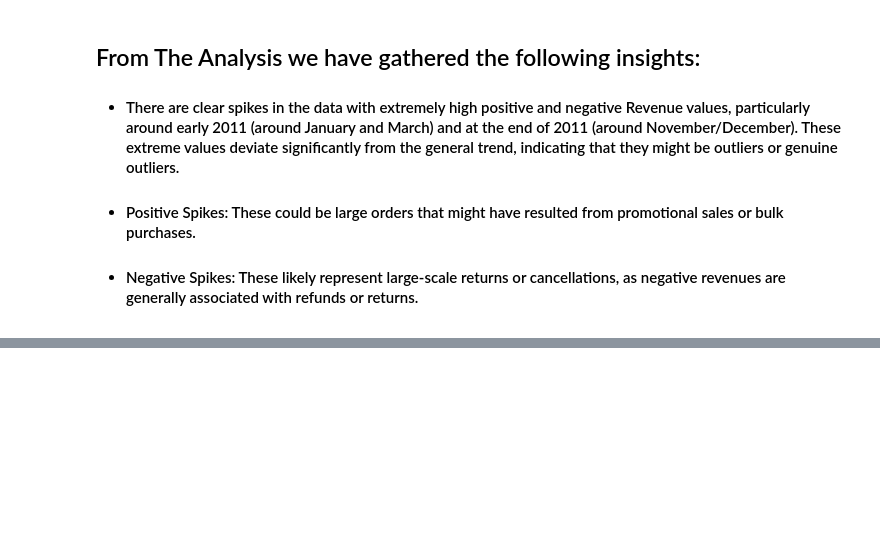
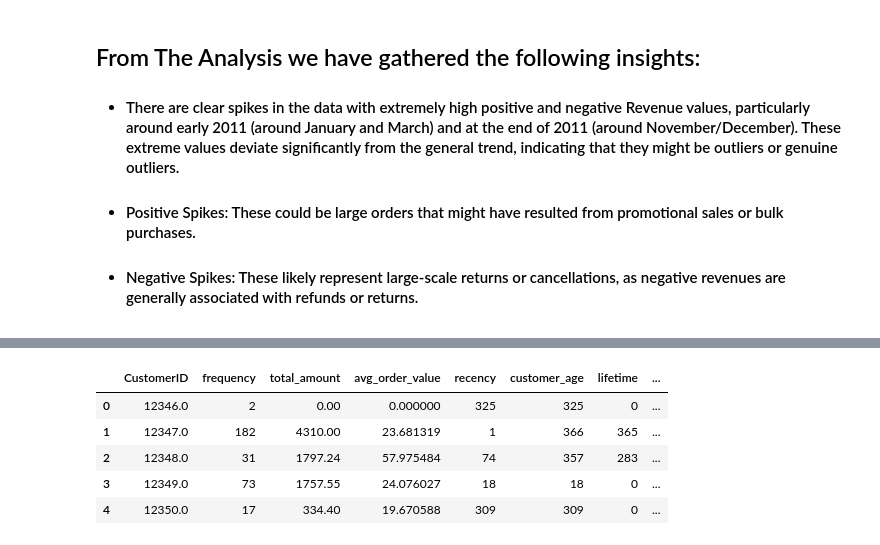
Before and after one commit to Kabyik-Kayal/customer-lifecycle-management, a Jupyter notebook: data_analysis/eda.ipynb, the cells around one changed output, grey strips where cells are left out. Drawn from its saved outputs; the diff is of its cells as text; code cells hidden in the pictures; blank space fills up the shorter version.

```diff
--- a/data_analysis/eda.ipynb
+++ b/data_analysis/eda.ipynb
@@ -221,0 +241,9 @@ analyzer.plot_time_series('InvoiceDate', 'Revenue')
+# %%
+df_cltv.head()
+# %% [output]
+|  | CustomerID | frequency | total_amount | avg_order_value | recency | customer_age | lifetime | ... |
+| 0 | 12346.0 | 2 | 0.00 | 0.000000 | 325 | 325 | 0 | ... |
+| 1 | 12347.0 | 182 | 4310.00 | 23.681319 | 1 | 366 | 365 | ... |
+| 2 | 12348.0 | 31 | 1797.24 | 57.975484 | 74 | 357 | 283 | ... |
+| 3 | 12349.0 | 73 | 1757.55 | 24.076027 | 18 | 18 | 0 | ... |
+| 4 | 12350.0 | 17 | 334.40 | 19.670588 | 309 | 309 | 0 | ... |
```
Also changed, not shown: parts of 4 cells of this notebook, 17 other files.
